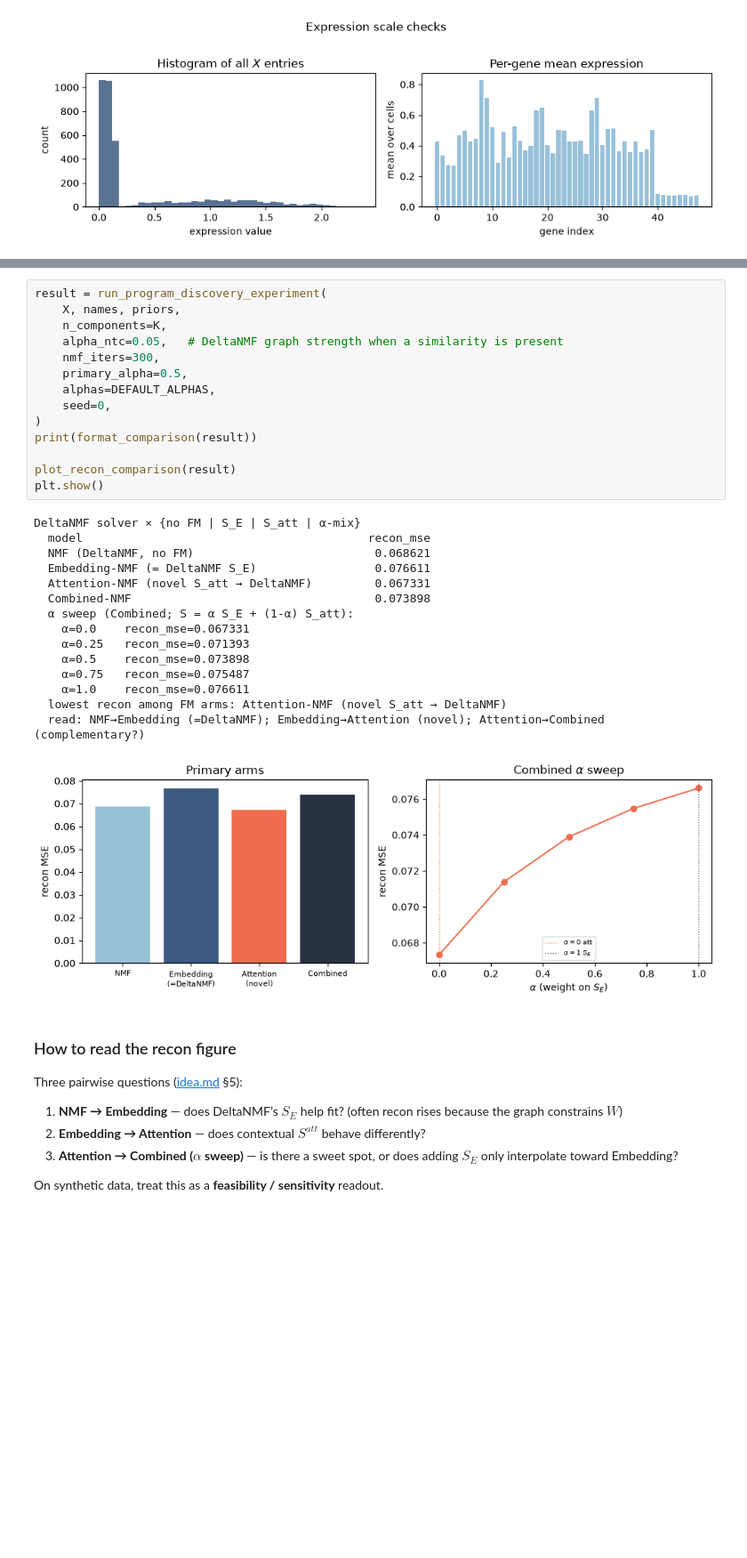
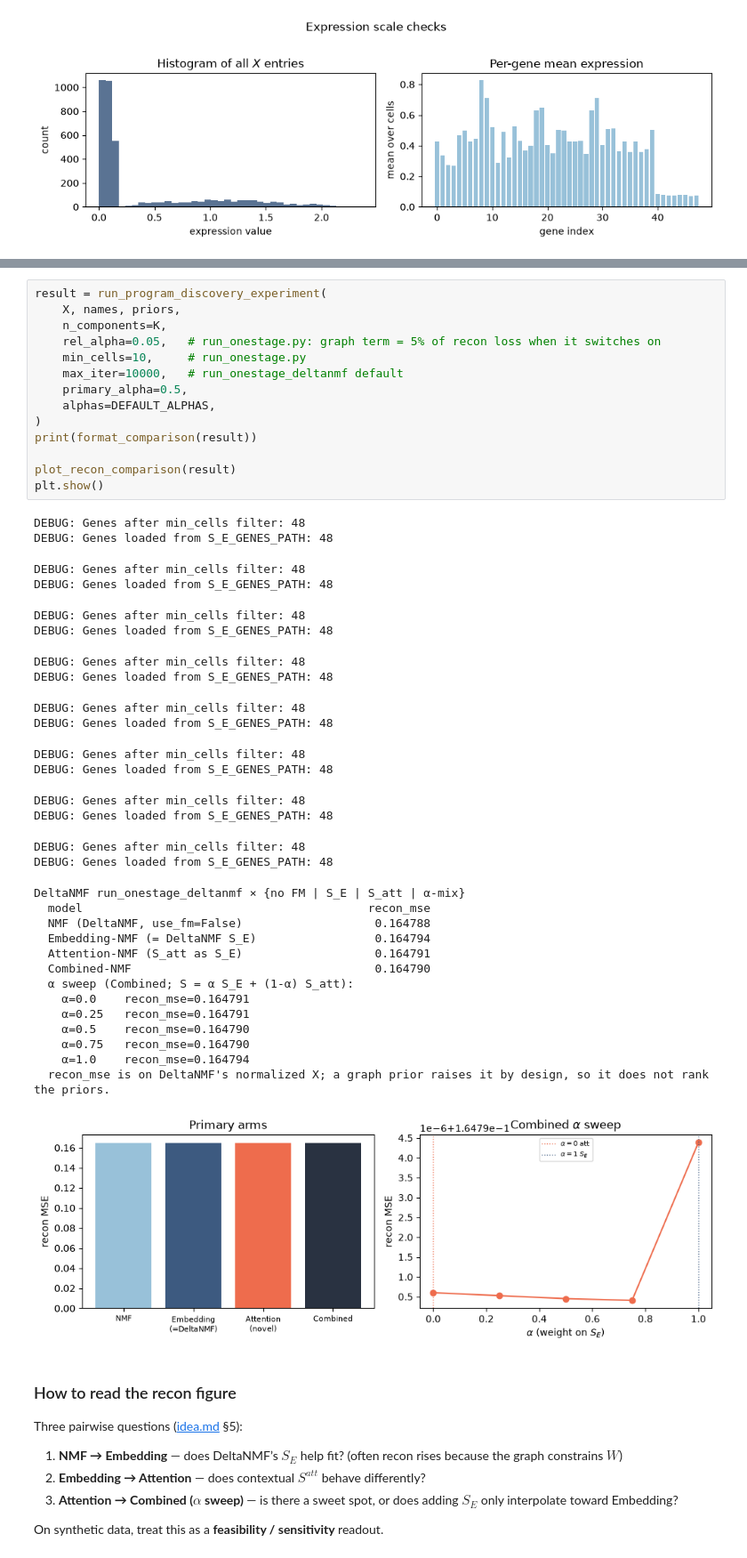
Before and after one commit to Tofulati/s_attention, a Jupyter notebook: notebooks/01_scgpt_attention_vs_embeddings_nmf.ipynb, the cells around one changed output, grey strips where cells are left out. Shown at 89% size. Cells and saved outputs as stored; diff of their text form; blank space fills up the shorter version.

```diff
--- a/notebooks/01_scgpt_attention_vs_embeddings_nmf.ipynb
+++ b/notebooks/01_scgpt_attention_vs_embeddings_nmf.ipynb
@@ -565,33 +583,48 @@ $$
 # %%
 result = run_program_discovery_experiment(
     X, names, priors,
     n_components=K,
-    alpha_ntc=0.05,   # DeltaNMF graph strength when a similarity is present
-    nmf_iters=300,
+    rel_alpha=0.05,   # run_onestage.py: graph term = 5% of recon loss when it switches on
+    min_cells=10,     # run_onestage.py
+    max_iter=10000,   # run_onestage_deltanmf default
     primary_alpha=0.5,
     alphas=DEFAULT_ALPHAS,
-    seed=0,
 )
 print(format_comparison(result))
 
 plot_recon_comparison(result)
 plt.show()
 # %% [output]
-DeltaNMF solver × {no FM | S_E | S_att | α-mix}
-  model                                         recon_mse
-  NMF (DeltaNMF, no FM)                          0.068621
-  Embedding-NMF (= DeltaNMF S_E)                 0.076611
-  Attention-NMF (novel S_att → DeltaNMF)         0.067331
-  Combined-NMF                                   0.073898
-  α sweep (Combined; S = α S_E + (1-α) S_att):
-    α=0.0    recon_mse=0.067331
-    α=0.25   recon_mse=0.071393
-    α=0.5    recon_mse=0.073898
-    α=0.75   recon_mse=0.075487
-    α=1.0    recon_mse=0.076611
-  lowest recon among FM arms: Attention-NMF (novel S_att → DeltaNMF)
-  read: NMF→Embedding (=DeltaNMF); Embedding→Attention (novel); Attention→Combined (complementary?)
+DEBUG: Genes after min_cells filter: 48
+DEBUG: Genes loaded from S_E_GENES_PATH: 48
+DEBUG: Genes after min_cells filter: 48
+DEBUG: Genes loaded from S_E_GENES_PATH: 48
+DEBUG: Genes after min_cells filter: 48
+DEBUG: Genes loaded from S_E_GENES_PATH: 48
+DEBUG: Genes after min_cells filter: 48
+DEBUG: Genes loaded from S_E_GENES_PATH: 48
+DEBUG: Genes after min_cells filter: 48
+DEBUG: Genes loaded from S_E_GENES_PATH: 48
+DEBUG: Genes after min_cells filter: 48
+DEBUG: Genes loaded from S_E_GENES_PATH: 48
+DEBUG: Genes after min_cells filter: 48
+DEBUG: Genes loaded from S_E_GENES_PATH: 48
+DEBUG: Genes after min_cells filter: 48
+DEBUG: Genes loaded from S_E_GENES_PATH: 48
+DeltaNMF run_onestage_deltanmf × {no FM | S_E | S_att | α-mix}
+  model                                         recon_mse
+  NMF (DeltaNMF, use_fm=False)                   0.164788
+  Embedding-NMF (= DeltaNMF S_E)                 0.164794
+  Attention-NMF (S_att as S_E)                   0.164791
+  Combined-NMF                                   0.164790
+  α sweep (Combined; S = α S_E + (1-α) S_att):
+    α=0.0    recon_mse=0.164791
+    α=0.25   recon_mse=0.164791
+    α=0.5    recon_mse=0.164790
+    α=0.75   recon_mse=0.164790
+    α=1.0    recon_mse=0.164794
+  recon_mse is on DeltaNMF's normalized X; a graph prior raises it by design, so it does not rank the priors.
-[figure, old version]
+[figure, new version]
 # %% [markdown]
 ### How to read the recon figure
 
```
Also changed, not shown: parts of 22 cells of this notebook, 11 other files.
